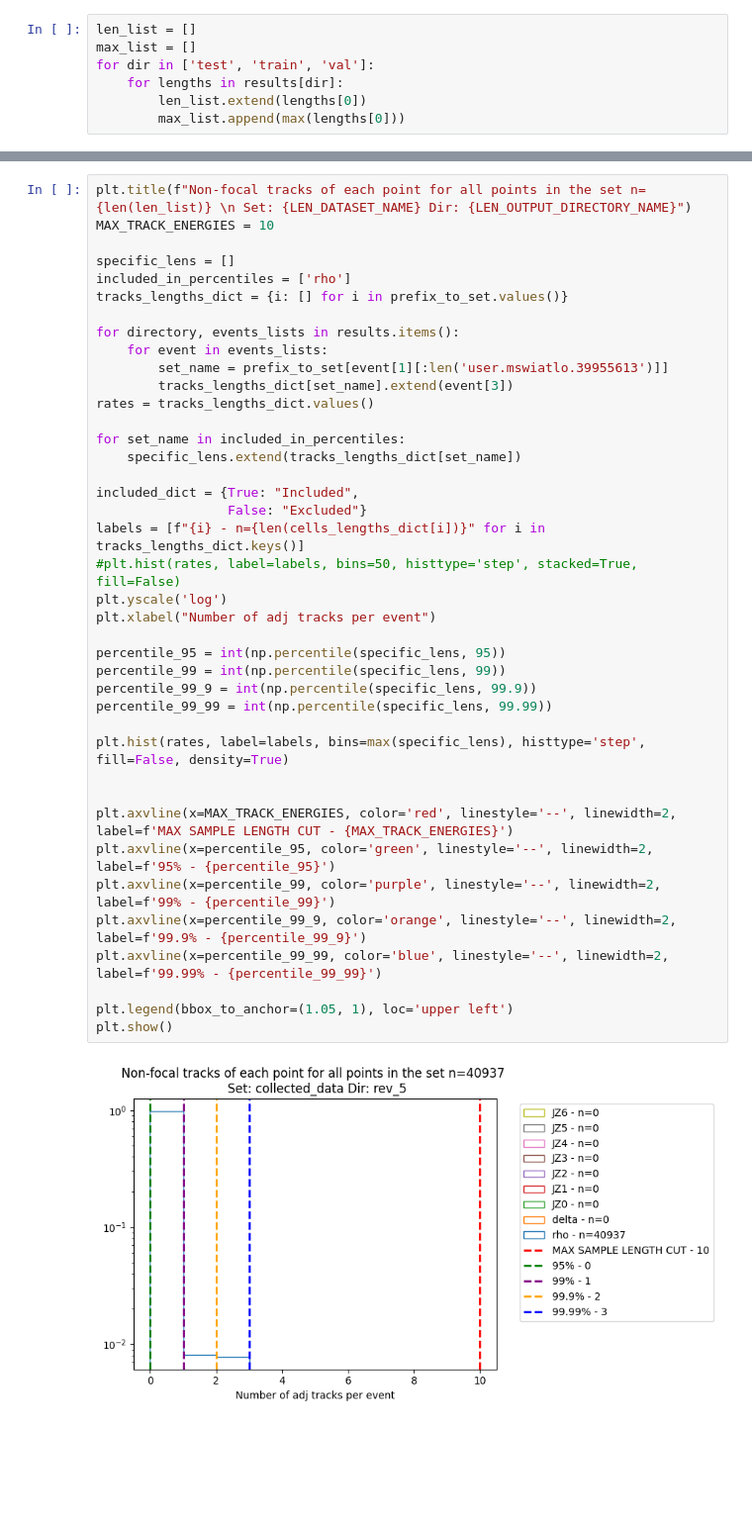
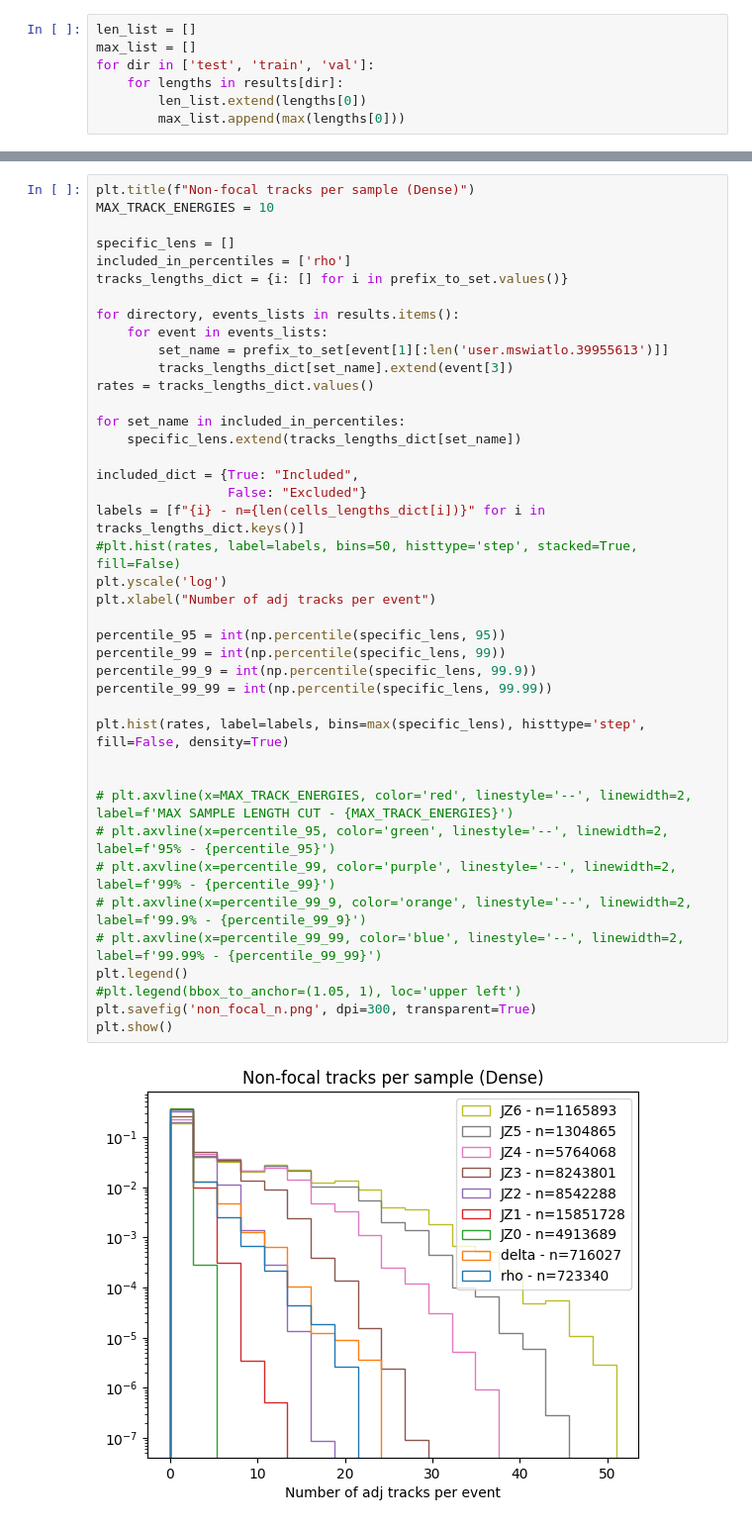
Before and after one commit to Joshuah143/JetPointNet, a Jupyter notebook: notebooks/2-calculate-max-length.ipynb, the cells around one changed output, grey strips where cells are left out. Shown at 99% size. Saved outputs shown, nothing was run; the diff lists cells and outputs as text; blank space fills up the shorter version.

```diff
--- a/notebooks/2-calculate-max-length.ipynb
+++ b/notebooks/2-calculate-max-length.ipynb
@@ -112,45 +123,46 @@ plt.show()
 # %%
-plt.title(f"Non-focal tracks of each point for all points in the set n={len(len_list)} \n Set: {LEN_DATASET_NAME} Dir: {LEN_OUTPUT_DIRECTORY_NAME}")
+plt.title(f"Non-focal tracks per sample (Dense)")
 MAX_TRACK_ENERGIES = 10
 
 specific_lens = []
 included_in_percentiles = ['rho']
 tracks_lengths_dict = {i: [] for i in prefix_to_set.values()}
 
 for directory, events_lists in results.items():
     for event in events_lists:
         set_name = prefix_to_set[event[1][:len('user.mswiatlo.39955613')]]
         tracks_lengths_dict[set_name].extend(event[3])
 rates = tracks_lengths_dict.values()
 
 for set_name in included_in_percentiles:
     specific_lens.extend(tracks_lengths_dict[set_name])
 
 included_dict = {True: "Included",
                  False: "Excluded"}
 labels = [f"{i} - n={len(cells_lengths_dict[i])}" for i in tracks_lengths_dict.keys()]
 #plt.hist(rates, label=labels, bins=50, histtype='step', stacked=True, fill=False)
 plt.yscale('log')
 plt.xlabel("Number of adj tracks per event")
 
 percentile_95 = int(np.percentile(specific_lens, 95))
 percentile_99 = int(np.percentile(specific_lens, 99))
 percentile_99_9 = int(np.percentile(specific_lens, 99.9))
 percentile_99_99 = int(np.percentile(specific_lens, 99.99))
 
 plt.hist(rates, label=labels, bins=max(specific_lens), histtype='step', fill=False, density=True)
 
 
-plt.axvline(x=MAX_TRACK_ENERGIES, color='red', linestyle='--', linewidth=2, label=f'MAX SAMPLE LENGTH CUT - {MAX_TRACK_ENERGIES}')
-plt.axvline(x=percentile_95, color='green', linestyle='--', linewidth=2, label=f'95% - {percentile_95}')
-plt.axvline(x=percentile_99, color='purple', linestyle='--', linewidth=2, label=f'99% - {percentile_99}')
-plt.axvline(x=percentile_99_9, color='orange', linestyle='--', linewidth=2, label=f'99.9% - {percentile_99_9}')
-plt.axvline(x=percentile_99_99, color='blue', linestyle='--', linewidth=2, label=f'99.99% - {percentile_99_99}')
-
-plt.legend(bbox_to_anchor=(1.05, 1), loc='upper left')
+# plt.axvline(x=MAX_TRACK_ENERGIES, color='red', linestyle='--', linewidth=2, label=f'MAX SAMPLE LENGTH CUT - {MAX_TRACK_ENERGIES}')
+# plt.axvline(x=percentile_95, color='green', linestyle='--', linewidth=2, label=f'95% - {percentile_95}')
+# plt.axvline(x=percentile_99, color='purple', linestyle='--', linewidth=2, label=f'99% - {percentile_99}')
+# plt.axvline(x=percentile_99_9, color='orange', linestyle='--', linewidth=2, label=f'99.9% - {percentile_99_9}')
+# plt.axvline(x=percentile_99_99, color='blue', linestyle='--', linewidth=2, label=f'99.99% - {percentile_99_99}')
+plt.legend()
+#plt.legend(bbox_to_anchor=(1.05, 1), loc='upper left')
+plt.savefig('non_focal_n.png', dpi=300, transparent=True)
 plt.show()
 # %% [output]
-[figure, old version]
+[figure, new version]
 # %%
 plt.title(f"Non-focal tracks (!=-1) of each point for all points in the set n={len(len_list)} \n Set: {LEN_DATASET_NAME} Dir: {LEN_OUTPUT_DIRECTORY_NAME}")
 MAX_TRACK_ENERGIES = 10
```
Also changed, not shown: parts of 5 cells of this notebook, 11 other files.
